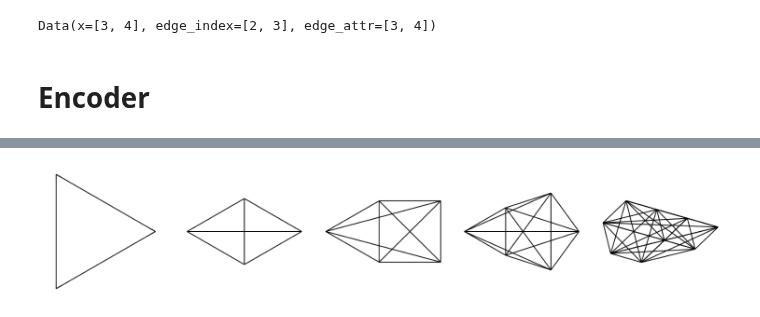
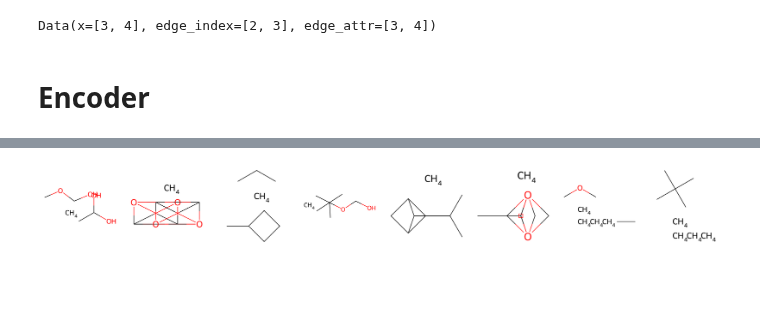
Before and after one commit to pkmtum/Molecular_Generative_Modeling, a Jupyter notebook: source/mixture_model.ipynb, the cells around one changed output, grey strips where cells are left out. Drawn from its saved outputs; the diff is of its cells as text; code cells hidden in the pictures; blank space fills up the shorter version.

```diff
--- a/source/mixture_model.ipynb
+++ b/source/mixture_model.ipynb
@@ -104,19 +103,13 @@ class MixtureModelDecoder(nn.Module):
             nn.Linear(128, num_atom_types)
             #nn.Softmax(dim=1)  # apply softmax in the loss
         )
-        self.z_fc = nn.Sequential(
+        self.bond_fc = nn.Sequential(
             nn.Linear(latent_dim, 128),
             nn.BatchNorm1d(128),
             nn.PReLU(),
-            nn.Linear(128, latent_dim)
+            nn.Linear(128, num_bond_types)
         )
-        self.bond_fc = nn.Sequential(
-            nn.Linear(64, 64),
-            nn.BatchNorm1d(64),
-            nn.PReLU(),
-            nn.Linear(64, num_bond_types)
-        )
-        self.bond_matrix = nn.Parameter(torch.randn(1, 64, latent_dim, latent_dim))
+        self.bond_matrix = nn.Parameter(torch.randn(1, latent_dim, latent_dim, latent_dim))
 
         self.gumbel_softmax_temperature = 1.0
 
@@ -126,6 +119,7 @@ class MixtureModelDecoder(nn.Module):
             self.edge_indices.append(
                 torch.tensor(list(itertools.combinations(range(N), 2)))
             )
+
 
     def set_gumbel_softmax_temperature(self, temperature: float):
         self.gumbel_softmax_temperature = temperature
@@ -151,7 +145,6 @@ class MixtureModelDecoder(nn.Module):
         # make bond matrix symmetric to ensure permuation invariance
         W = (self.bond_matrix + self.bond_matrix.transpose(2, 3)) * 0.5
 
-        z = self.z_fc(z)
         z_pairs = z[edge_index].unsqueeze(-2).unsqueeze(-1)
         edge_type_logits = self.bond_fc((z_pairs[:, 0].permute(dims=(0, 1, 3, 2)) @ W @ z_pairs[:, 1]).squeeze())
         edge_types = F.softmax(edge_type_logits, dim=1).squeeze()
@@ -189,12 +182,18 @@ class MixtureModelDecoder(nn.Module):
 
 
 
-num_clusters = 32
+num_clusters = 16
 hparams = {
+    "eta_dim": num_clusters, # TODO: can make this different from eta_dim if
     "num_clusters": num_clusters,
-    "latent_dim": 16,
+    "z_dim": 2,
     "num_atom_types": dataset.num_node_features,
     "num_bond_types": dataset.num_edge_features,
+    "eta_kl_weight": 1.0,
+    "c_kl_weight": 1.0,
+    "z_kl_weight": 1.0,
+    "use_bond_type_mlp": True,
+    "use_cluster_mlp": True  # TODO: add this
 }
 print(hparams)
 
@@ -314,15 +313,19 @@ def kl_divergence_gaussian(mu_q, sigma_q, mu_p, sigma_p):
     """
     KL(q||p)
     """
-    return (torch.log(sigma_p / (sigma_q + 1e-6)) + ((sigma_q ** 2 + (mu_q - mu_p) ** 2)) / (2 * (sigma_p ** 2) + 1e-6) - 0.5).sum(dim=1)
+    epsilon = 1e-6
+    sigma_q = torch.clamp(sigma_q, min=epsilon)
+    sigma_p = torch.clamp(sigma_p, min=epsilon)
+    return (torch.log(sigma_p / sigma_q) + ((sigma_q ** 2 + (mu_q - mu_p) ** 2)) / (2 * (sigma_p ** 2)) - 0.5).sum(dim=1)
 
 
 def kl_divergence_categorical(pi_q, pi_p):
     """
     KL(q||p)
     """
-    pi_q = pi_q + 1e-6
-    pi_p = pi_p + 1e-6
+    epsilon = 1e-6
+    pi_q = torch.clamp(pi_q, min=epsilon)
+    pi_p = torch.clamp(pi_p, min=epsilon)
     return (pi_q * torch.log(pi_q / pi_p)).sum(dim=1)
 
 
@@ -330,7 +333,7 @@ encoder_model = MixtureModelEncoder(hparams=hparams).to(device)
 decoder_model = MixtureModelDecoder(hparams=hparams).to(device)
 
 
-epochs = 10
+epochs = 1000
 optimizer = torch.optim.Adam(params=list(encoder_model.parameters()) + list(decoder_model.parameters()), lr=1e-3, weight_decay=1e-6)
 
 encoder_model.train()
@@ -342,7 +345,7 @@ r = 1e-4
 
 loss_vals = []
 
-edge_type_weights = torch.tensor(data=[1, 1, 1, 1, 0.1], dtype=torch.float32, device=device)
+edge_type_weights = torch.tensor(data=[1, 1, 1, 1, 1], dtype=torch.float32, device=device)
 
 for epoch in tqdm(range(epochs)):
 
@@ -371,7 +374,7 @@ for epoch in tqdm(range(epochs)):
             input=train_reconstruction.edge_attr,
             target=train_target_edge_attr,
             reduction="sum",
-            weight=edge_type_weights,
+            #weight=edge_type_weights,
         )
         loss /= len(train_batch)
 
@@ -416,7 +419,7 @@ for epoch in tqdm(range(epochs)):
         z_kl_divergence = (z_kl_divergence * train_pi_q).sum(dim=1)
         # sum over all nodes in each molecule and average over batch
         z_kl_divergence = scatter(z_kl_divergence, train_batch.batch, dim=0, reduce='sum').mean()
-        loss += z_kl_divergence * 0.1
+        loss += z_kl_divergence * 0.05
 
         loss.backward()
         optimizer.step()
@@ -472,25 +457,25 @@ plt.show()
 # %%
-num_atoms = torch.tensor([3, 4, 5, 6, 9], dtype=torch.int64, device=device)
+num_atoms = torch.tensor([9] * 8, dtype=torch.int64, device=device)
 data = decoder_model.sample(num_atoms, device)
 
 num_molecules = len(num_atoms)
 
 fig, axs = plt.subplots(1, num_molecules, figsize=(num_molecules * 3, 3))
 if num_molecules > 1:
     axs = axs.flatten()
 
 for i in range(num_molecules):
     graph = get_batch_item(data, i)
     mol = graph_to_mol(data=graph, includes_h=include_hydrogen, validate=False)
     if num_molecules > 1:
         axis = axs[i]
     else:
         axis = axs
     axis.imshow(Draw.MolToImage(mol))
     axis.axis("off")
 
 
 plt.tight_layout()
 plt.show()
 # %% [output]
-[figure, old version]
+[figure, new version]
```
Also changed, not shown: parts of 9 cells of this notebook.
